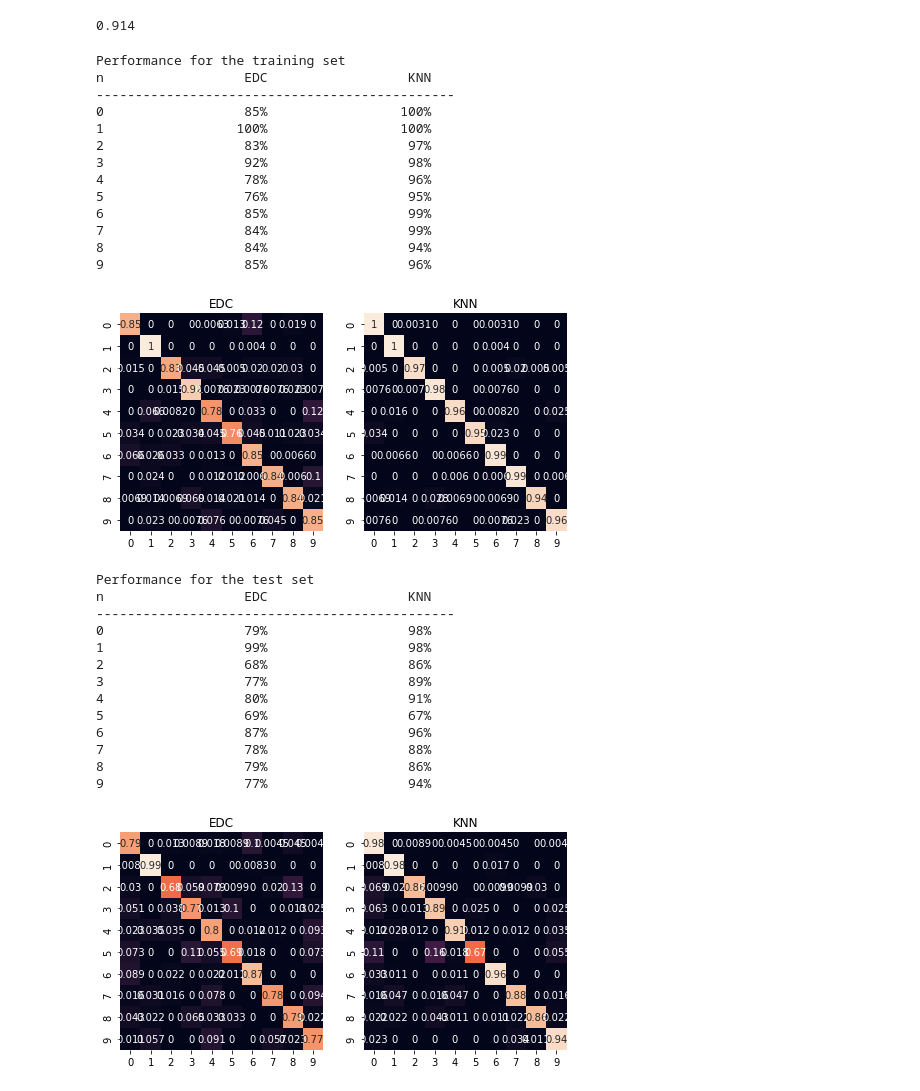
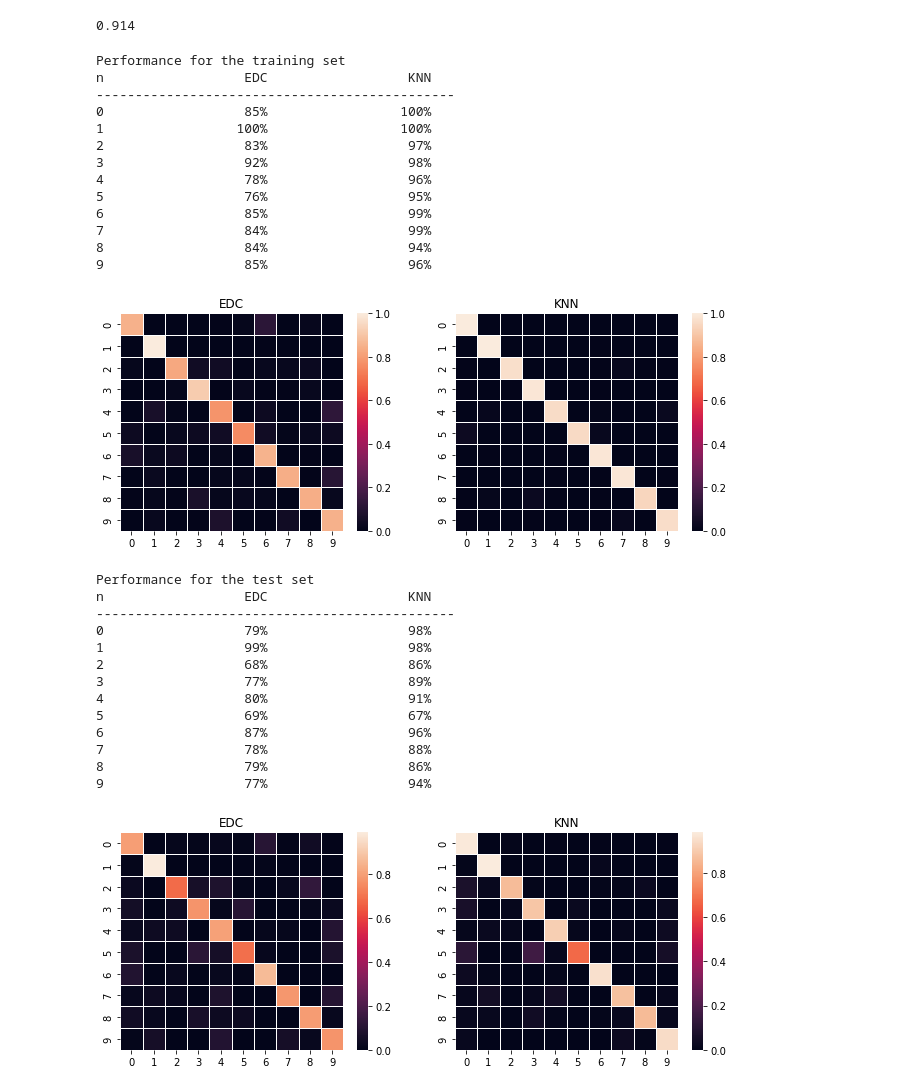
Before and after one commit to DGonzalezPicos/IDL, a Jupyter notebook: assingment1/notebook_task1.ipynb, the cells around one changed output. Saved outputs shown, nothing was run; the diff lists cells and outputs as text; code cells hidden in the pictures.

```diff
--- a/assingment1/notebook_task1.ipynb
+++ b/assingment1/notebook_task1.ipynb
@@ -210,7 +210,7 @@ pred_EDBC = np.array([classifier(test_in[i,:]) for i in range(test_in.shape[0])]
 
 
 # Plot confusion matrix
-ax = sns.heatmap(confusion_matrix, annot=True, cbar=False)
+ax = sns.heatmap(confusion_matrix, annot=False, cbar=True,linewidths=.5)
 ax.set_title('Confusion matrix');
 # %% [output]
 n (real)        Precission
@@ -258,13 +258,13 @@ def task_14(data_in, data_out, classifier, neigh):
                 CM[i,j] = np.intersect1d(np.where(pred==j), np.where(test_out==i)).size / np.where(test_out==i)[0].size
         return CM
 
-    fig, ax = plt.subplots(1, 2, figsize=(8,4))
+    fig, ax = plt.subplots(1, 2, figsize=(11,4))
 
     diag = np.zeros((2, 10))
     labels = ['EDC', 'KNN']
     for i,p in enumerate([pred_EDC, pred_KNN]):
         CM = get_CM(p, data_out)
-        sns.heatmap(CM, annot=True, cbar=False, ax=ax[i])
+        sns.heatmap(CM, annot=False, cbar=True,linewidths=.5, ax=ax[i])
         ax[i].set_title(labels[i])
         diag[i] = [CM[i,i] for i in range(CM.shape[0])]
 
@@ -272,34 +272,34 @@ def task_14(data_in, data_out, classifier, neigh):
     print('{:18} {:20} {:20}'.format('n', *labels))
     print('----------------------------------------------')
     # print(['-' for _ in range(20)])
     for i in range(CM.shape[0]):
         print('{:0}{:20.0f}%{:20.0f}%'.format(i,*diag[:,i]*100))
 #     print('The digit that is most difficult to classify is 2 (5) for EDBC (KNN).')
     #print('----------------------------------------------')
     #print('Overall {:13.0f}%{:20.0f}%'.format('sth','sth')
     plt.show()
     return
 
 print('Performance for the training set')
 task_14(train_in, train_out, classifier, neigh)
 
 print('\nPerformance for the test set')
 task_14(test_in, test_out, classifier, neigh)
 # %% [output]
 Performance for the training set
 n                  EDC                  KNN
 ----------------------------------------------
 0                  85%                 100%
 1                 100%                 100%
 2                  83%                  97%
 3                  92%                  98%
 4                  78%                  96%
 5                  76%                  95%
 6                  85%                  99%
 7                  84%                  99%
 8                  84%                  94%
 9                  85%                  96%
-[figure, old version]
+[figure, new version]
 Performance for the test set
 n                  EDC                  KNN
 ----------------------------------------------
@@ -313,4 +313,4 @@ n                  EDC                  KNN
 7                  78%                  88%
 8                  79%                  86%
 9                  77%                  94%
-[figure, old version]
+[figure, new version]
```
Also changed, not shown: parts of 2 cells of this notebook.
